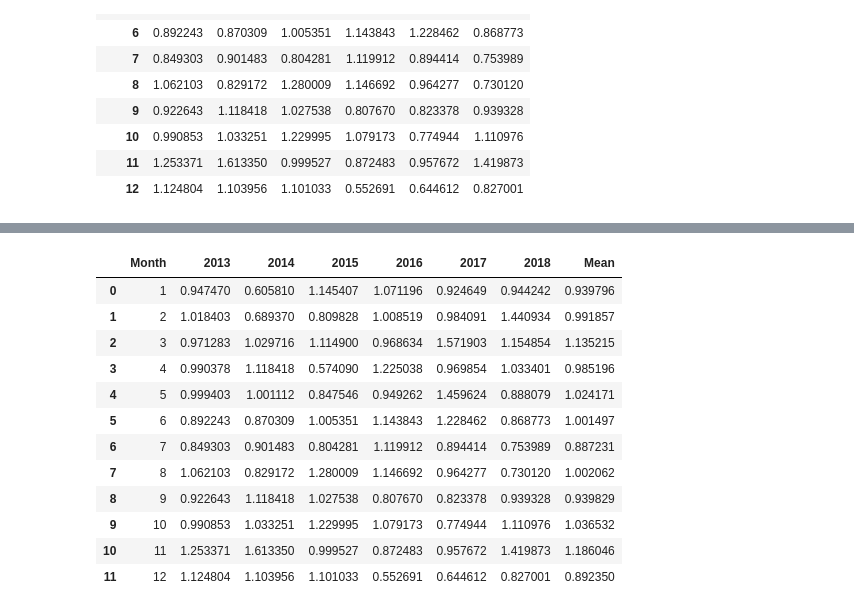
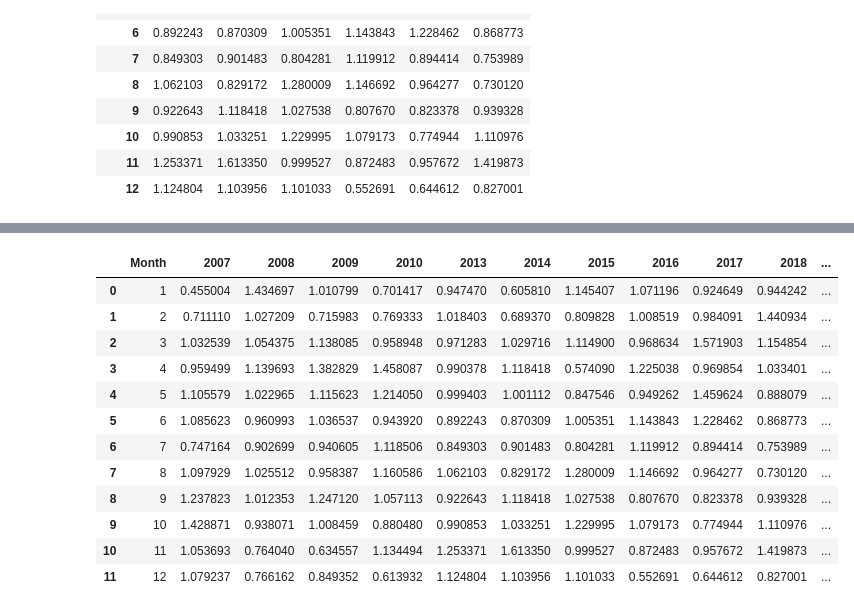
Before and after one commit to ADv0rnik/Data-analysis-for-JER, a Jupyter notebook: Monthly_index_calc_Mazyr.ipynb, the cells around one changed output, grey strips where cells are left out. Saved outputs shown, nothing was run; the diff lists cells and outputs as text; code cells hidden in the pictures.

```diff
--- a/Monthly_index_calc_Mazyr.ipynb
+++ b/Monthly_index_calc_Mazyr.ipynb
@@ -268,5 +268,7 @@ monthly_ind1.set_index('Month')
 | 11 | 1.253371 | 1.613350 | 0.999527 | 0.872483 | 0.957672 | 1.419873 |
 | 12 | 1.124804 | 1.103956 | 1.101033 | 0.552691 | 0.644612 | 0.827001 |
 # %%
-pd.concat([monthly_ind, monthly_ind1], sort=False, axis=1)
+m_i_merged = monthly_ind.merge(monthly_ind1, how='inner', on='Month')
+m_i_merged
+#pd.concat([monthly_ind, monthly_ind1], sort=False, axis=1)
 # %% [output]
@@ -286,20 +288,21 @@ pd.concat([monthly_ind, monthly_ind1], sort=False, axis=1)
 # %%
-monthly_ind['Mean'] = monthly_ind.iloc[:, 1:7].mean(axis=1)
-monthly_ind.to_csv('/content/drive/MyDrive/Colab Notebooks/Data for JER/Mon_index2013-2018_Mazyr.csv')
-monthly_ind
+m_i_merged['Mean'] = m_i_merged.iloc[:, 1:].mean(axis=1)
+m_i_merged['SEM'] = m_i_merged.iloc[:, 1:11].sem(axis=1)
+m_i_merged.to_csv('/content/drive/MyDrive/Colab Notebooks/Data for JER/Mon_index2007-2018_Mazyr.csv')
+m_i_merged
 # %% [output]
-|  | Month | 2013 | 2014 | 2015 | 2016 | 2017 | 2018 | Mean |
-| 0 | 1 | 0.947470 | 0.605810 | 1.145407 | 1.071196 | 0.924649 | 0.944242 | 0.939796 |
-| 1 | 2 | 1.018403 | 0.689370 | 0.809828 | 1.008519 | 0.984091 | 1.440934 | 0.991857 |
-| 2 | 3 | 0.971283 | 1.029716 | 1.114900 | 0.968634 | 1.571903 | 1.154854 | 1.135215 |
-| 3 | 4 | 0.990378 | 1.118418 | 0.574090 | 1.225038 | 0.969854 | 1.033401 | 0.985196 |
-| 4 | 5 | 0.999403 | 1.001112 | 0.847546 | 0.949262 | 1.459624 | 0.888079 | 1.024171 |
-| 5 | 6 | 0.892243 | 0.870309 | 1.005351 | 1.143843 | 1.228462 | 0.868773 | 1.001497 |
-| 6 | 7 | 0.849303 | 0.901483 | 0.804281 | 1.119912 | 0.894414 | 0.753989 | 0.887231 |
-| 7 | 8 | 1.062103 | 0.829172 | 1.280009 | 1.146692 | 0.964277 | 0.730120 | 1.002062 |
-| 8 | 9 | 0.922643 | 1.118418 | 1.027538 | 0.807670 | 0.823378 | 0.939328 | 0.939829 |
-| 9 | 10 | 0.990853 | 1.033251 | 1.229995 | 1.079173 | 0.774944 | 1.110976 | 1.036532 |
-| 10 | 11 | 1.253371 | 1.613350 | 0.999527 | 0.872483 | 0.957672 | 1.419873 | 1.186046 |
-| 11 | 12 | 1.124804 | 1.103956 | 1.101033 | 0.552691 | 0.644612 | 0.827001 | 0.892350 |
+|  | Month | 2007 | 2008 | 2009 | 2010 | 2013 | 2014 | 2015 | 2016 | 2017 | 2018 | ... |
+| 0 | 1 | 0.455004 | 1.434697 | 1.010799 | 0.701417 | 0.947470 | 0.605810 | 1.145407 | 1.071196 | 0.924649 | 0.944242 | ... |
+| 1 | 2 | 0.711110 | 1.027209 | 0.715983 | 0.769333 | 1.018403 | 0.689370 | 0.809828 | 1.008519 | 0.984091 | 1.440934 | ... |
+| 2 | 3 | 1.032539 | 1.054375 | 1.138085 | 0.958948 | 0.971283 | 1.029716 | 1.114900 | 0.968634 | 1.571903 | 1.154854 | ... |
+| 3 | 4 | 0.959499 | 1.139693 | 1.382829 | 1.458087 | 0.990378 | 1.118418 | 0.574090 | 1.225038 | 0.969854 | 1.033401 | ... |
+| 4 | 5 | 1.105579 | 1.022965 | 1.115623 | 1.214050 | 0.999403 | 1.001112 | 0.847546 | 0.949262 | 1.459624 | 0.888079 | ... |
+| 5 | 6 | 1.085623 | 0.960993 | 1.036537 | 0.943920 | 0.892243 | 0.870309 | 1.005351 | 1.143843 | 1.228462 | 0.868773 | ... |
+| 6 | 7 | 0.747164 | 0.902699 | 0.940605 | 1.118506 | 0.849303 | 0.901483 | 0.804281 | 1.119912 | 0.894414 | 0.753989 | ... |
+| 7 | 8 | 1.097929 | 1.025512 | 0.958387 | 1.160586 | 1.062103 | 0.829172 | 1.280009 | 1.146692 | 0.964277 | 0.730120 | ... |
+| 8 | 9 | 1.237823 | 1.012353 | 1.247120 | 1.057113 | 0.922643 | 1.118418 | 1.027538 | 0.807670 | 0.823378 | 0.939328 | ... |
+| 9 | 10 | 1.428871 | 0.938071 | 1.008459 | 0.880480 | 0.990853 | 1.033251 | 1.229995 | 1.079173 | 0.774944 | 1.110976 | ... |
+| 10 | 11 | 1.053693 | 0.764040 | 0.634557 | 1.134494 | 1.253371 | 1.613350 | 0.999527 | 0.872483 | 0.957672 | 1.419873 | ... |
+| 11 | 12 | 1.079237 | 0.766162 | 0.849352 | 0.613932 | 1.124804 | 1.103956 | 1.101033 | 0.552691 | 0.644612 | 0.827001 | ... |
 # %%
 f, ax = plt.subplots(figsize = (12, 8), dpi = 80)
```
Also changed, not shown: parts of 8 cells of this notebook.
